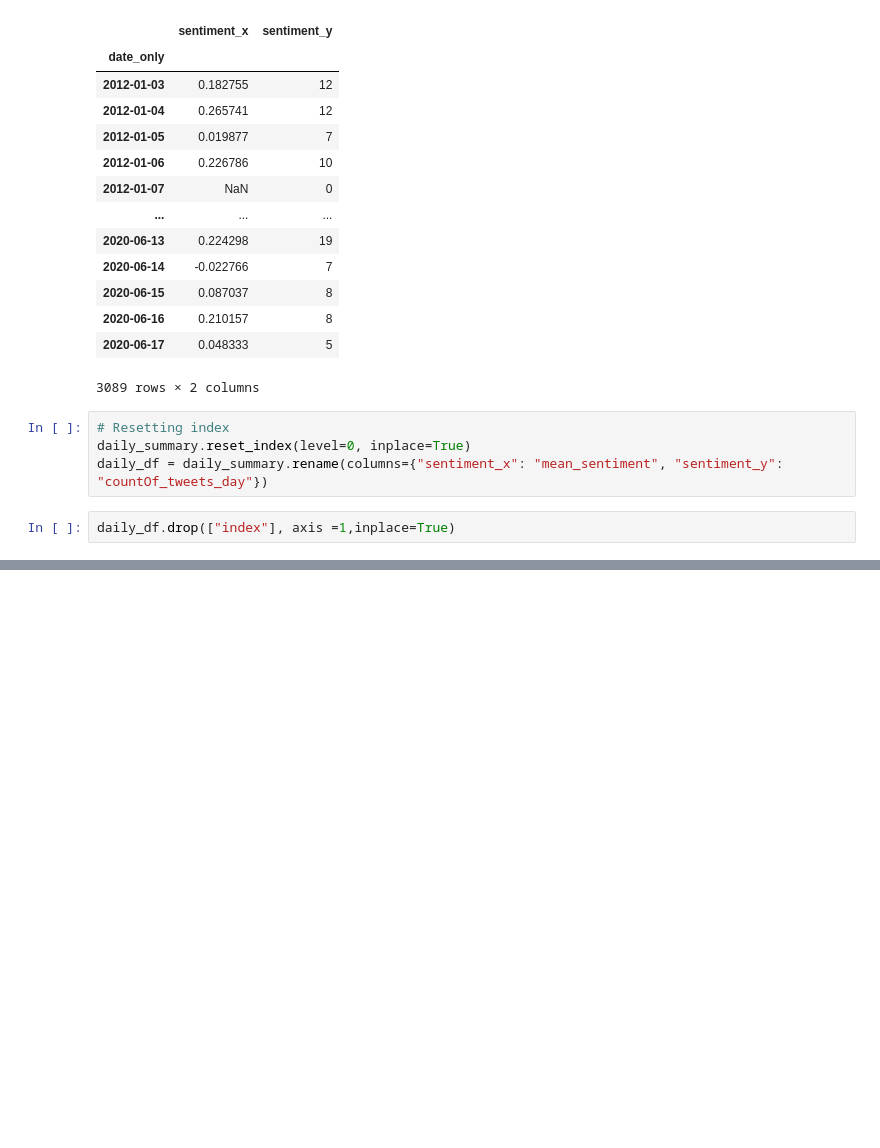
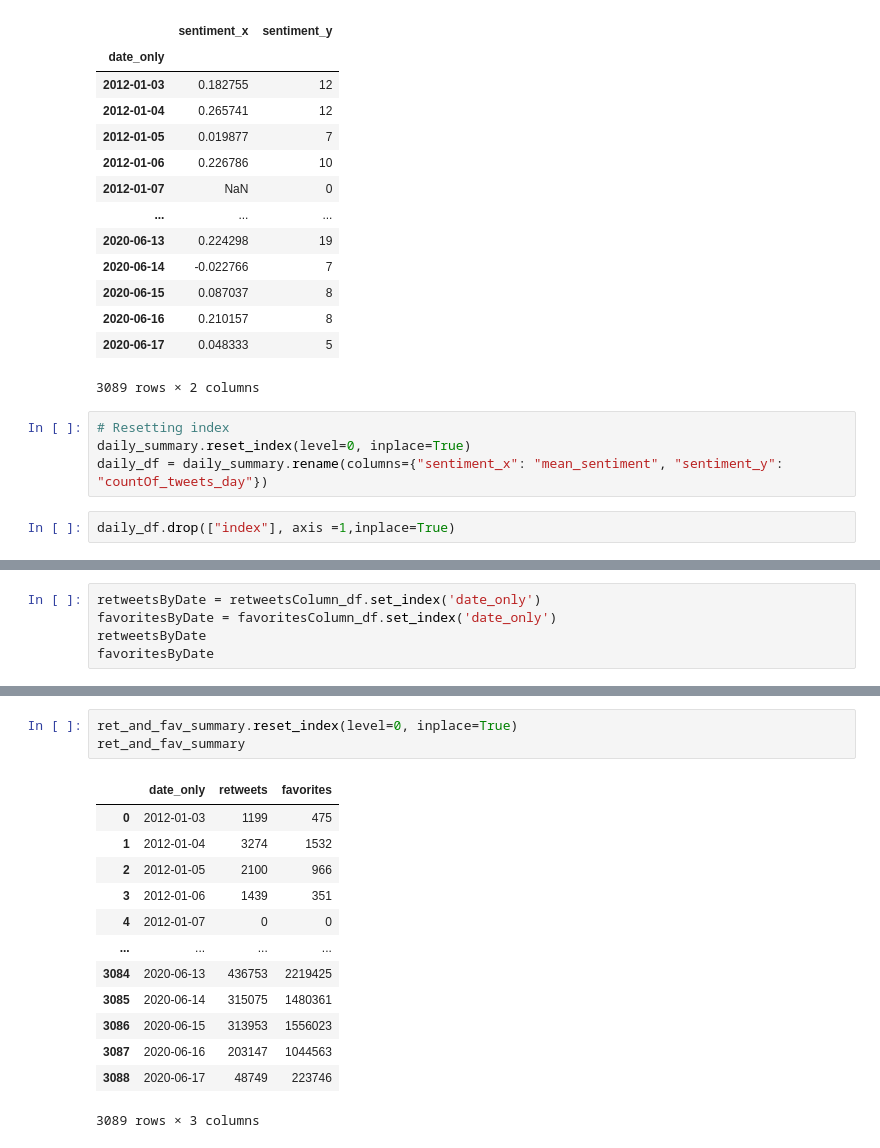
Before and after one commit to richard-gm/webServerDataViz, a Jupyter notebook: Sentimental_analysis_DonaldTrumpipynb.ipynb, the cells around one changed output, grey strips where cells are left out. Saved outputs shown, nothing was run; the diff lists cells and outputs as text; blank space fills up the shorter version.

```diff
--- a/Sentimental_analysis_DonaldTrumpipynb.ipynb
+++ b/Sentimental_analysis_DonaldTrumpipynb.ipynb
@@ -380,0 +388,5 @@ daily_df
+# %%
+retweetsByDate = retweetsColumn_df.set_index('date_only')
+favoritesByDate = favoritesColumn_df.set_index('date_only')
+retweetsByDate
+favoritesByDate
@@ -380,0 +481,17 @@ daily_df
+# %%
+ret_and_fav_summary.reset_index(level=0, inplace=True)
+ret_and_fav_summary
+# %% [output]
+|  | date_only | retweets | favorites |
+| 0 | 2012-01-03 | 1199 | 475 |
+| 1 | 2012-01-04 | 3274 | 1532 |
+| 2 | 2012-01-05 | 2100 | 966 |
+| 3 | 2012-01-06 | 1439 | 351 |
+| 4 | 2012-01-07 | 0 | 0 |
+| ... | ... | ... | ... |
+| 3084 | 2020-06-13 | 436753 | 2219425 |
+| 3085 | 2020-06-14 | 315075 | 1480361 |
+| 3086 | 2020-06-15 | 313953 | 1556023 |
+| 3087 | 2020-06-16 | 203147 | 1044563 |
+| 3088 | 2020-06-17 | 48749 | 223746 |
+3089 rows × 3 columns
```
Also changed, not shown: parts of 10 cells of this notebook, 3 other files.
